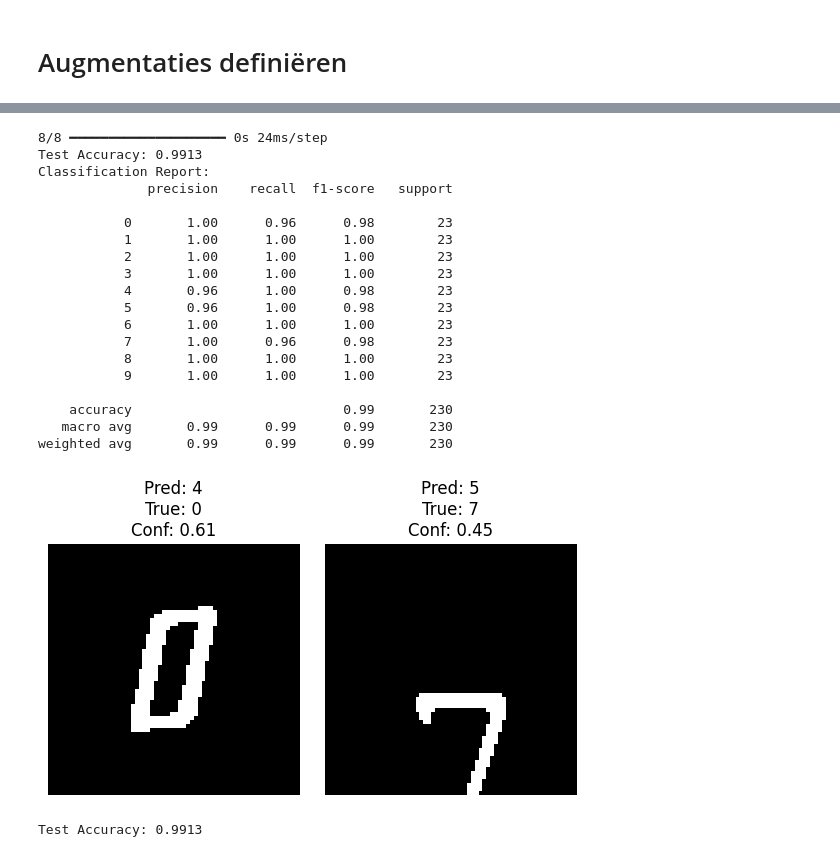
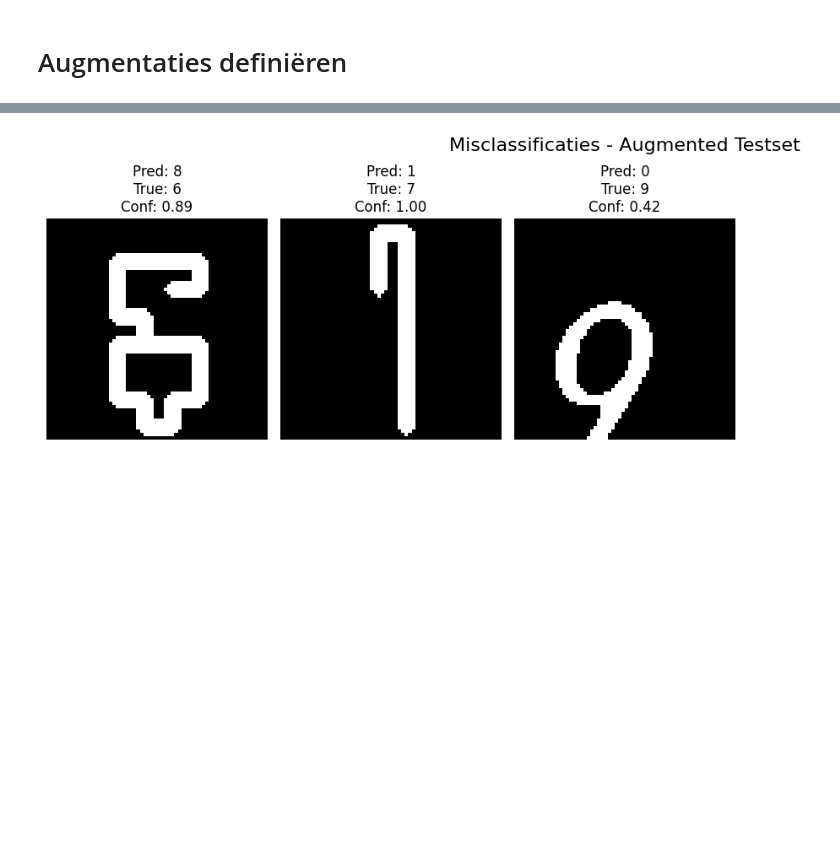
Before and after one commit to lenkiie/afstuderen_MAAI, a Jupyter notebook: modellen evalueren/CNN/evaluatie_CNN.ipynb, the cells around one changed output, grey strips where cells are left out. Cells and saved outputs as stored; diff of their text form; code cells hidden in the pictures; blank space fills up the shorter version.

Commit message:
evaluatie CNN

```diff
--- a/modellen evalueren/CNN/evaluatie_CNN.ipynb
+++ b/modellen evalueren/CNN/evaluatie_CNN.ipynb
@@ -140,69 +380,27 @@ Model: "sequential_10"
 # %%
-import matplotlib.pyplot as plt
-import numpy as np
+# Clean y-labels (voor het geval one-hot gebruikt is)
+y_clean = np.argmax(y_test_augmented, axis=1) if y_test_augmented.ndim > 1 else y_test_augmented
 
-# Zorg dat y_test goed is
-y_test_clean = np.argmax(y_test, axis=1) if y_test.ndim > 1 else y_test
-
-# Voorspellingen
-y_pred_probs = model.predict(X_test_aug)
-y_pred = np.argmax(y_pred_probs, axis=1)
-
-# Evaluatie
-from sklearn.metrics import accuracy_score, classification_report
-
-accuracy = accuracy_score(y_test_clean, y_pred)
-print(f"Test Accuracy: {accuracy:.4f}")
-print("Classification Report:")
-print(classification_report(y_test_clean, y_pred))
-
-# Vind indexen van fouten
-misclassified_idxs = np.where(y_pred != y_test_clean)[0]
-
-# Toon enkele foutieve voorspellingen met confidence
-num_to_show = 10
-plt.figure(figsize=(14, 6))
+# Vind indexen waar fouten zijn
+misclassified_idxs = np.where(y_pred != y_clean)[0]
+num_to_show = min(10, len(misclassified_idxs))
+plt.figure(figsize=(14, 8))
 for i, idx in enumerate(misclassified_idxs[:num_to_show]):
     plt.subplot(2, 5, i + 1)
-    image = X_test_aug[idx]
+    image = X_test_augmented[idx]
 
-    # Zorg dat het formaat klopt
     if image.ndim == 3 and image.shape[-1] == 1:
         image = image.squeeze(-1)
     elif image.ndim == 3 and image.shape[-1] == 3:
         image = image / 255.0
 
-    confidence = np.max(y_pred_probs[idx])
-    plt.imshow(image, cmap='gray' if image.ndim == 2 else None)
-    plt.title(f"Pred: {y_pred[idx]}\nTrue: {y_test_clean[idx]}\nConf: {confidence:.2f}")
+    confidence = np.max(y_probs[idx])
+    plt.imshow(image, cmap='gray')
+    plt.title(f"Pred: {y_pred[idx]}\nTrue: {y_clean[idx]}\nConf: {confidence:.2f}")
     plt.axis('off')
+
+plt.suptitle("Misclassificaties - Augmented Testset", fontsize=16)
 plt.tight_layout()
 plt.show()
 # %% [output]
-8/8 ━━━━━━━━━━━━━━━━━━━━ 0s 24ms/step
-Test Accuracy: 0.9913
-Classification Report:
-              precision    recall  f1-score   support
-
-           0       1.00      0.96      0.98        23
-           1       1.00      1.00      1.00        23
-           2       1.00      1.00      1.00        23
-           3       1.00      1.00      1.00        23
-           4       0.96      1.00      0.98        23
-           5       0.96      1.00      0.98        23
-           6       1.00      1.00      1.00        23
-           7       1.00      0.96      0.98        23
-           8       1.00      1.00      1.00        23
-           9       1.00      1.00      1.00        23
-
-    accuracy                           0.99       230
-   macro avg       0.99      0.99      0.99       230
-weighted avg       0.99      0.99      0.99       230
-[figure, old version]
+[figure, new version]
-# %%
-from sklearn.metrics import accuracy_score
-
-accuracy = accuracy_score(y_test_clean, y_pred)
-print(f"Test Accuracy: {accuracy:.4f}")
-# %% [output]
-Test Accuracy: 0.9913
```
Also changed, not shown: parts of 16 cells of this notebook.
